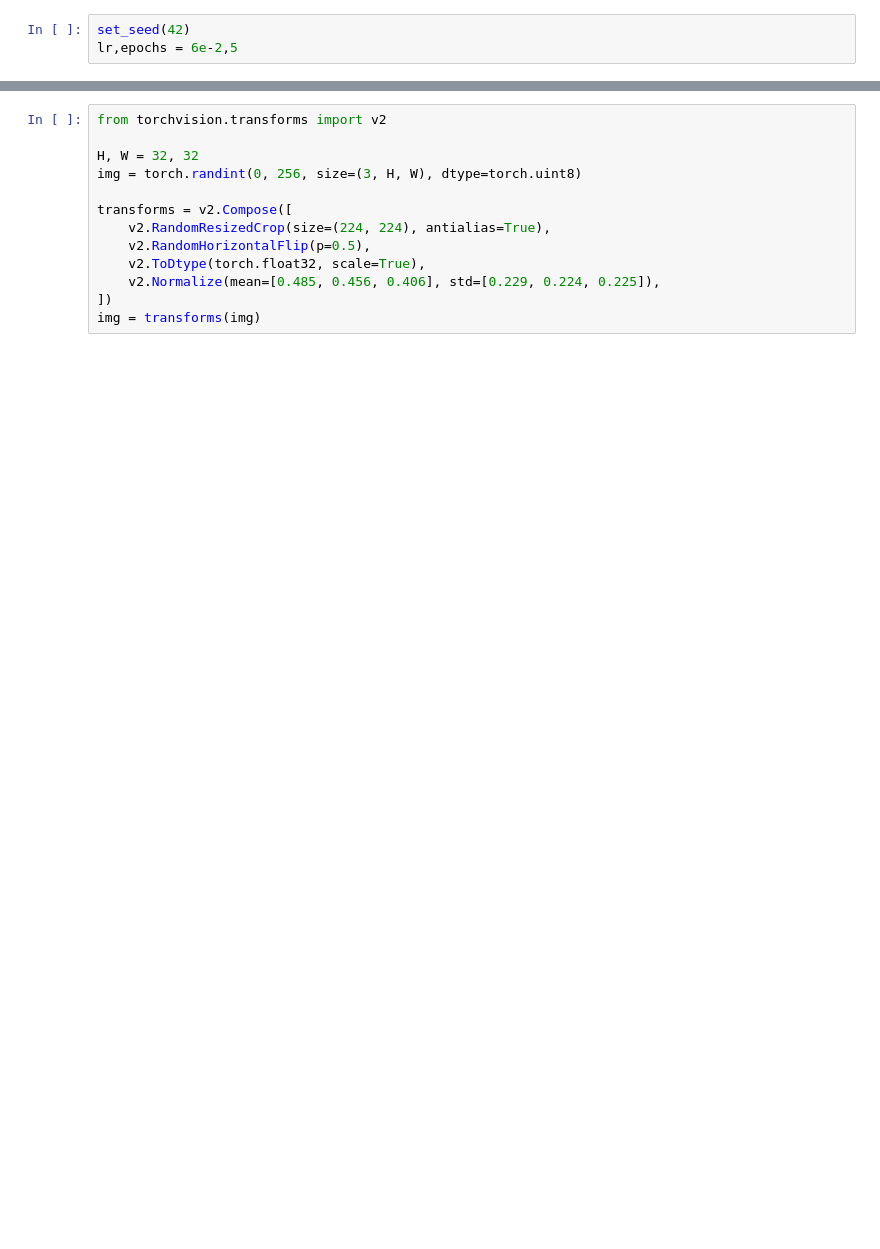
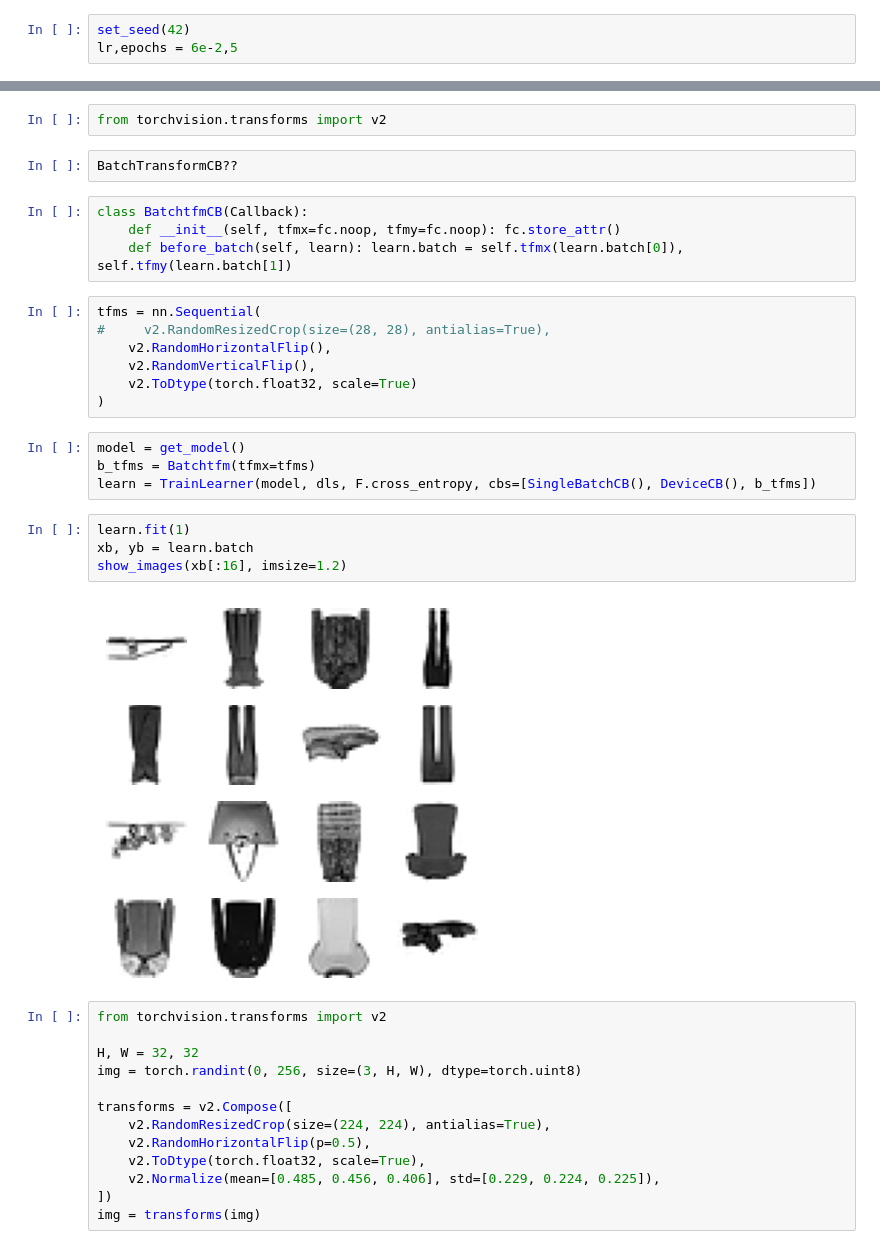
Before and after one commit to galopyz/course22p2, a Jupyter notebook: nbs/14_augment_adv.ipynb, the cells around one changed output, grey strips where cells are left out. Cells and saved outputs as stored; diff of their text form; blank space fills up the shorter version.

Commit message:
Add transforms

```diff
--- a/nbs/14_augment_adv.ipynb
+++ b/nbs/14_augment_adv.ipynb
@@ -61,3 +87,28 @@ lr,epochs = 6e-2,5
+# %%
+from torchvision.transforms import v2
+# %%
+BatchTransformCB??
+# %%
+class BatchtfmCB(Callback):
+    def __init__(self, tfmx=fc.noop, tfmy=fc.noop): fc.store_attr()
+    def before_batch(self, learn): learn.batch = self.tfmx(learn.batch[0]), self.tfmy(learn.batch[1])
+# %%
+tfms = nn.Sequential(
+#     v2.RandomResizedCrop(size=(28, 28), antialias=True),
+    v2.RandomHorizontalFlip(),
+    v2.RandomVerticalFlip(),
+    v2.ToDtype(torch.float32, scale=True)
+)
+# %%
+model = get_model()
+b_tfms = Batchtfm(tfmx=tfms)
+learn = TrainLearner(model, dls, F.cross_entropy, cbs=[SingleBatchCB(), DeviceCB(), b_tfms])
+# %%
+learn.fit(1)
+xb, yb = learn.batch
+show_images(xb[:16], imsize=1.2)
+# %% [output]
+[figure, added]
 # %%
 from torchvision.transforms import v2
 
```
Also changed, not shown: parts of 4 cells of this notebook.
